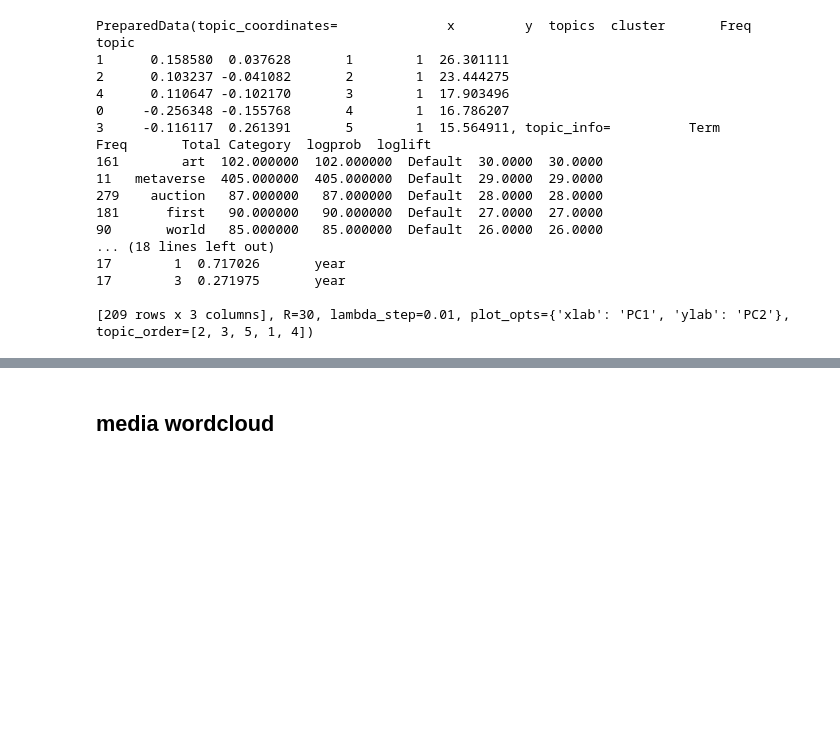
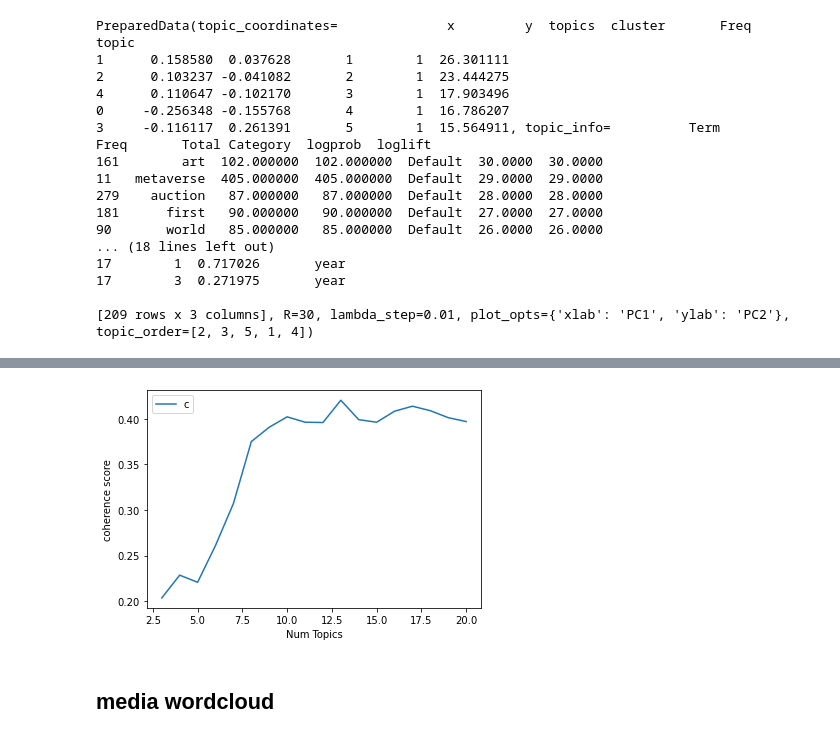
Before and after one commit to avanthikaa2019/is434_project, a Jupyter notebook: twitter code v2 nandita-Copy1.ipynb, the cells around one changed output, grey strips where cells are left out. Drawn from its saved outputs; the diff is of its cells as text; code cells hidden in the pictures; blank space fills up the shorter version.

```diff
--- a/twitter code v2 nandita-Copy1.ipynb
+++ b/twitter code v2 nandita-Copy1.ipynb
@@ -1085,3 +1096,13 @@ plt.show()
+# %%
+limit=3+len(all_perplexity_score); start=3; step=1;
+x = range(start, limit, step)
+plt.plot(x, all_coherence_score,label='coherence')
+plt.xlabel("Num Topics")
+plt.ylabel("coherence score")
+plt.legend(("coherence"), loc='best')
+plt.show()
+# %% [output]
+[figure, added]
 # %% [markdown]
 ## media wordcloud
 # %%
```
Also changed, not shown: parts of 60 cells of this notebook.
